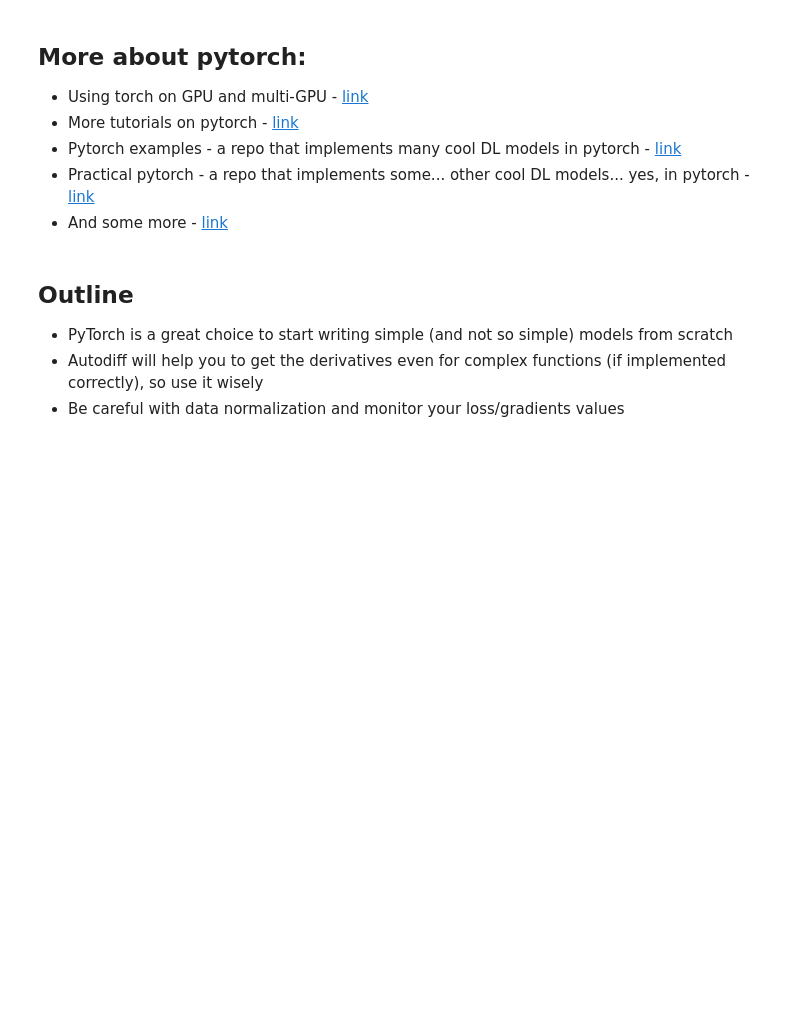
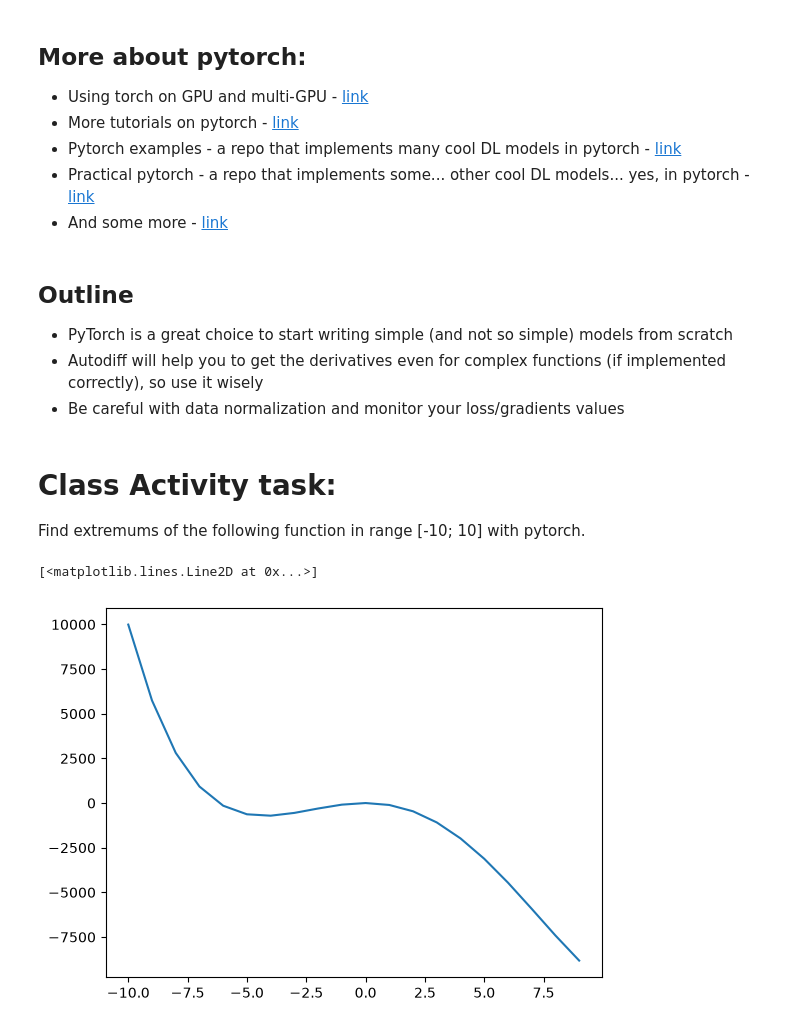
Before and after one commit to IvanSol/ml-course, a Jupyter notebook: Class04_linear_classification/Class04_logreg_intro_to_pytorch.ipynb, the cells around one changed output. Saved outputs shown, nothing was run; the diff lists cells and outputs as text; code cells hidden in the pictures; blank space fills up the shorter version.

```diff
--- a/Class04_linear_classification/Class04_logreg_intro_to_pytorch.ipynb
+++ b/Class04_linear_classification/Class04_logreg_intro_to_pytorch.ipynb
@@ -465,3 +485,13 @@ print("Great job!")
 * PyTorch is a great choice to start writing simple (and not so simple) models from scratch
 * Autodiff will help you to get the derivatives even for complex functions (if implemented correctly), so use it wisely
 * Be careful with data normalization and monitor your loss/gradients values
+# %% [markdown]
+# Class Activity task:
+Find extremums of the following function in range [-10; 10] with pytorch.
+# %%
+x = np.arange(-10, 10)
+y = (x ** 4 - 10 * x ** 3 - 100 * x ** 2 + x + 1)
+plt.plot(x, y)
+# %% [output]
+[<matplotlib.lines.Line2D at 0x...>]
+[figure, added]
```
Also changed, not shown: parts of 9 cells of this notebook, 1 other file.
